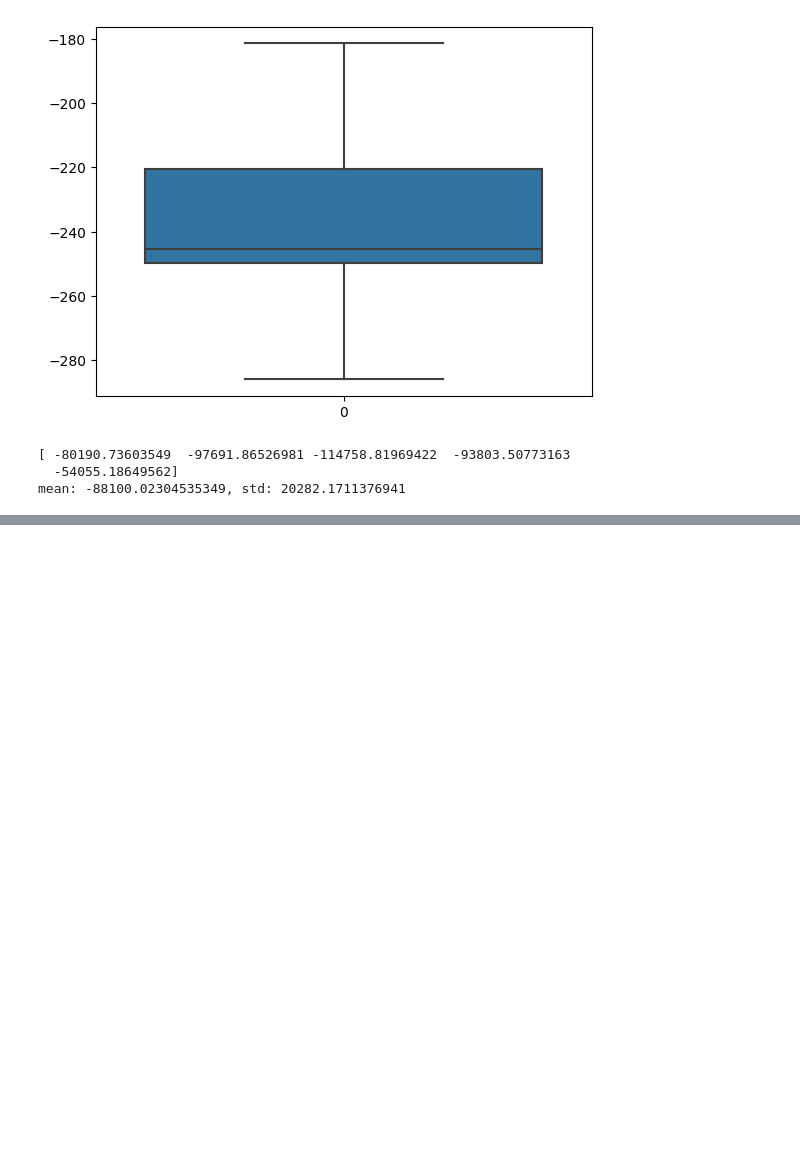
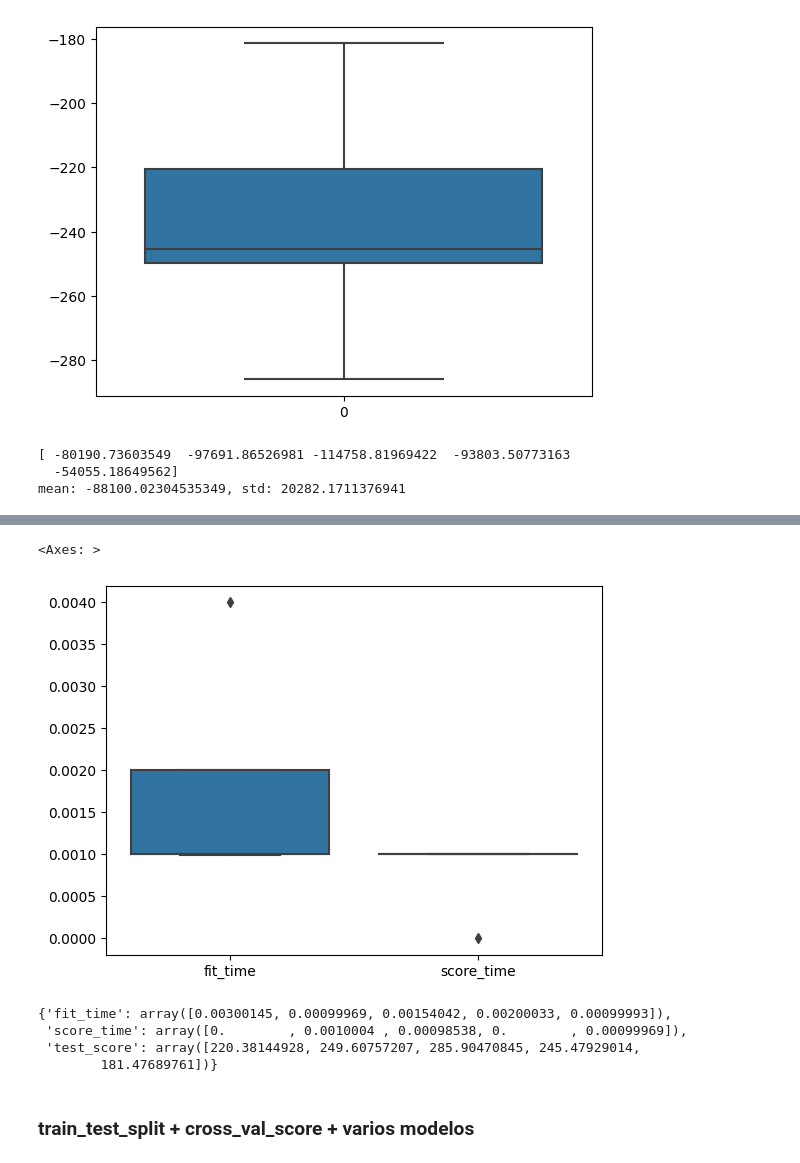
Before and after one commit to Angelbardon/curso-_analisis_angel_bardon, a Jupyter notebook: m6-ml/4. Validacion/validacion_de _modelos.ipynb, the cells around one changed output, grey strips where cells are left out. Drawn from its saved outputs; the diff is of its cells as text; code cells hidden in the pictures; blank space fills up the shorter version.

```diff
--- a/m6-ml/4. Validacion/validacion_de _modelos.ipynb
+++ b/m6-ml/4. Validacion/validacion_de _modelos.ipynb
@@ -71,0 +107,26 @@ cv_results
+# %%
+df_results_time = pd.DataFrame(cv_results)[['fit_time', 'score_time']]
+
+sns.boxplot(data=df_results_time)
+# %% [output]
+<Axes: >
+[figure, added]
+# %%
+from sklearn.metrics import make_scorer, mean_absolute_error
+
+# MAE personalizada, para que no esté negada, sería como la MAE normal, cuanto más pequeño el valor mejor
+# scorer_mae = make_scorer(mean_absolute_error, greater_is_better=True)
+# cv_results = cross_validate(model, X, y, scoring=scorer_mae)
+# cv_results
+
+# Calcular MAE normal manualmente
+cv_results = cross_validate(model, X, y, scoring='neg_mean_absolute_error')
+cv_results['test_score'] = cv_results['test_score'] * -1
+cv_results
+# %% [output]
+{'fit_time': array([0.00300145, 0.00099969, 0.00154042, 0.00200033, 0.00099993]),
+ 'score_time': array([0.        , 0.0010004 , 0.00098538, 0.        , 0.00099969]),
+ 'test_score': array([220.38144928, 249.60757207, 285.90470845, 245.47929014,
+        181.47689761])}
+# %% [markdown]
+### train_test_split + cross_val_score + varios modelos
```
Also changed, not shown: parts of 8 cells of this notebook, 1 other file.
